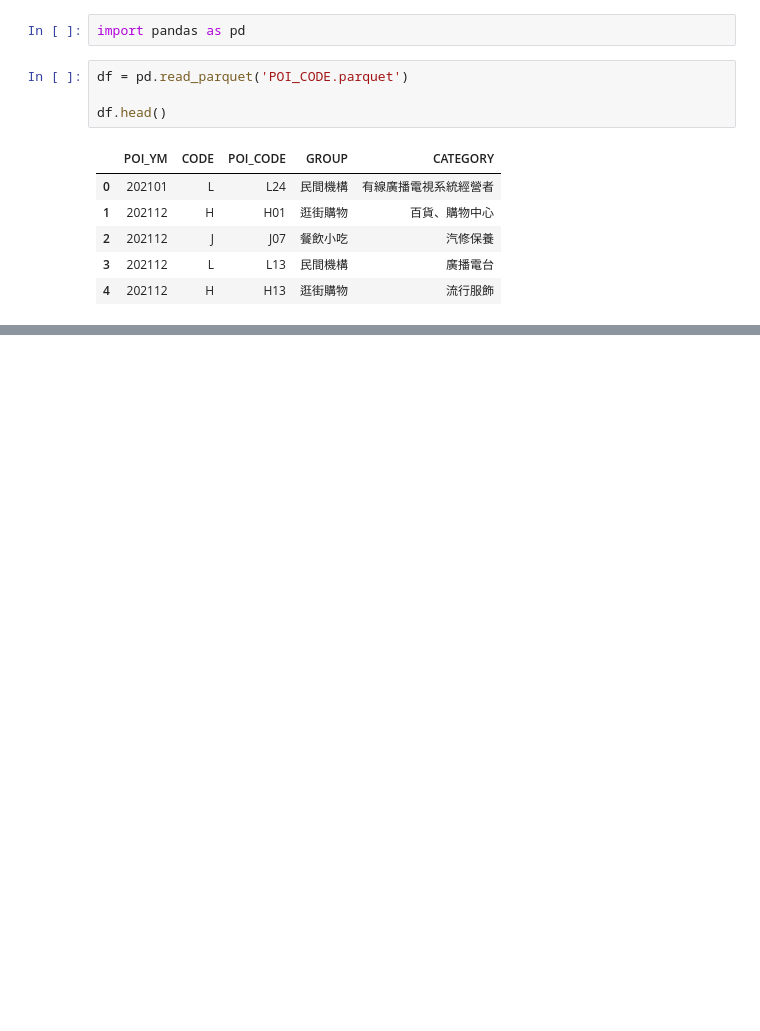
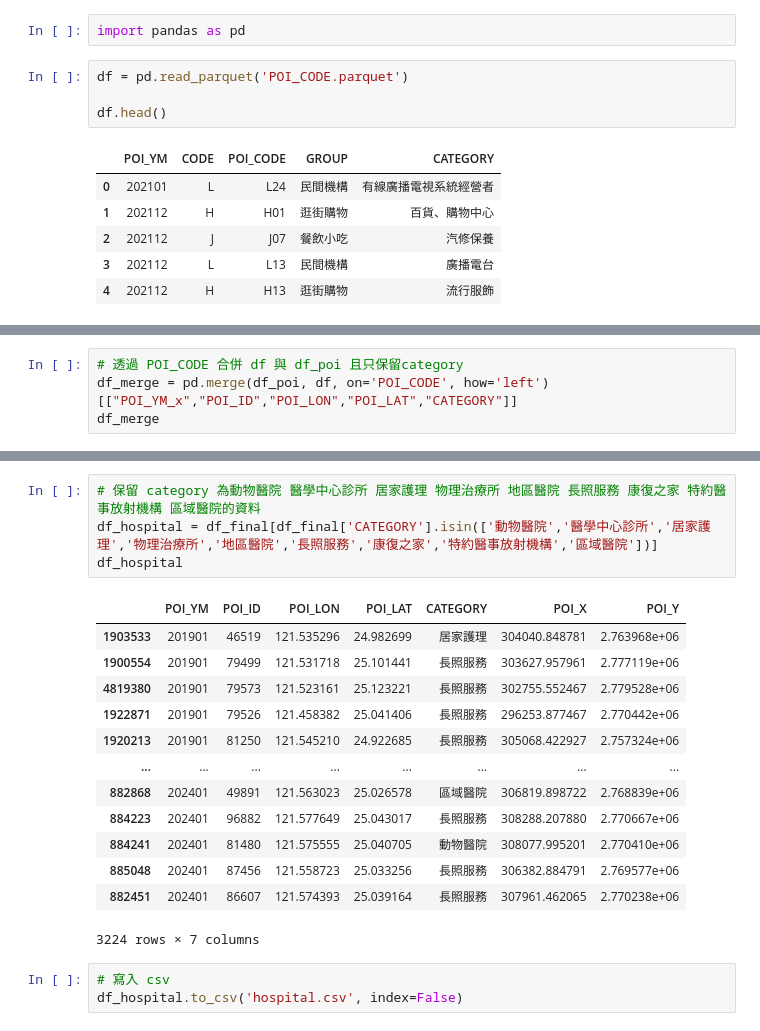
Before and after one commit to huangfishburger/capstone, a Jupyter notebook: main.ipynb, the cells around one changed output, grey strips where cells are left out. Drawn from its saved outputs; the diff is of its cells as text; blank space fills up the shorter version.

Commit message:
feat:hospital-location

```diff
--- a/main.ipynb
+++ b/main.ipynb
@@ -80,0 +73,4 @@ Index: []
+# %%
+# 透過 POI_CODE 合併 df 與 df_poi 且只保留category
+df_merge = pd.merge(df_poi, df, on='POI_CODE', how='left')[["POI_YM_x","POI_ID","POI_LON","POI_LAT","CATEGORY"]]
+df_merge
@@ -80,0 +157,21 @@ Index: []
+# %%
+# 保留 category 為動物醫院 醫學中心診所 居家護理 物理治療所 地區醫院 長照服務 康復之家 特約醫事放射機構 區域醫院的資料
+df_hospital = df_final[df_final['CATEGORY'].isin(['動物醫院','醫學中心診所','居家護理','物理治療所','地區醫院','長照服務','康復之家','特約醫事放射機構','區域醫院'])]
+df_hospital
+# %% [output]
+|  | POI_YM | POI_ID | POI_LON | POI_LAT | CATEGORY | POI_X | POI_Y |
+| 1903533 | 201901 | 46519 | 121.535296 | 24.982699 | 居家護理 | 304040.848781 | 2.763968e+06 |
+| 1900554 | 201901 | 79499 | 121.531718 | 25.101441 | 長照服務 | 303627.957961 | 2.777119e+06 |
+| 4819380 | 201901 | 79573 | 121.523161 | 25.123221 | 長照服務 | 302755.552467 | 2.779528e+06 |
+| 1922871 | 201901 | 79526 | 121.458382 | 25.041406 | 長照服務 | 296253.877467 | 2.770442e+06 |
+| 1920213 | 201901 | 81250 | 121.545210 | 24.922685 | 長照服務 | 305068.422927 | 2.757324e+06 |
+| ... | ... | ... | ... | ... | ... | ... | ... |
+| 882868 | 202401 | 49891 | 121.563023 | 25.026578 | 區域醫院 | 306819.898722 | 2.768839e+06 |
+| 884223 | 202401 | 96882 | 121.577649 | 25.043017 | 長照服務 | 308288.207880 | 2.770667e+06 |
+| 884241 | 202401 | 81480 | 121.575555 | 25.040705 | 動物醫院 | 308077.995201 | 2.770410e+06 |
+| 885048 | 202401 | 87456 | 121.558723 | 25.033256 | 長照服務 | 306382.884791 | 2.769577e+06 |
+| 882451 | 202401 | 86607 | 121.574393 | 25.039164 | 長照服務 | 307961.462065 | 2.770238e+06 |
+3224 rows × 7 columns
+# %%
+# 寫入 csv
+df_hospital.to_csv('hospital.csv', index=False)
```
Also changed, not shown: parts of 12 cells of this notebook, 5 other files.
